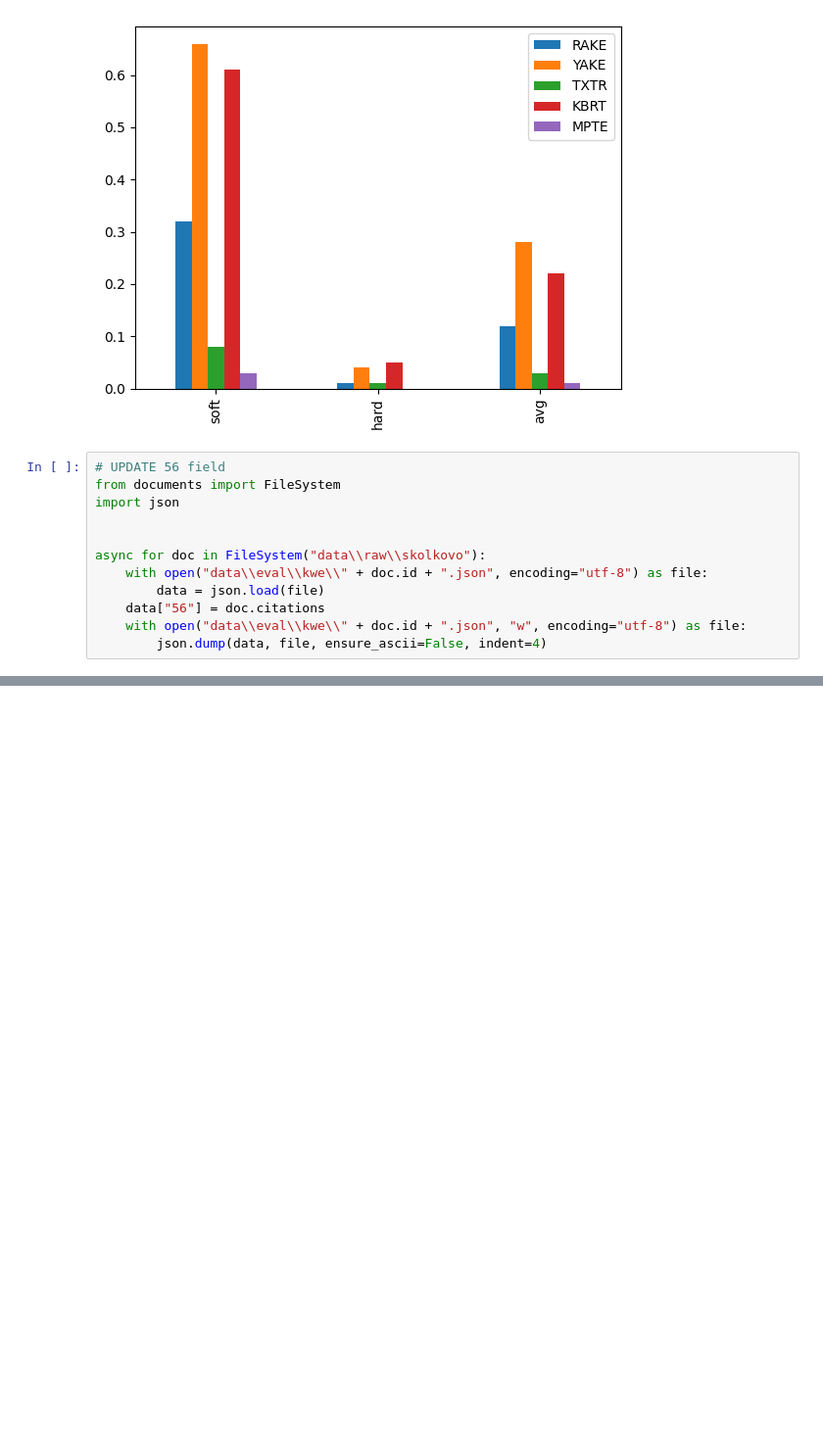
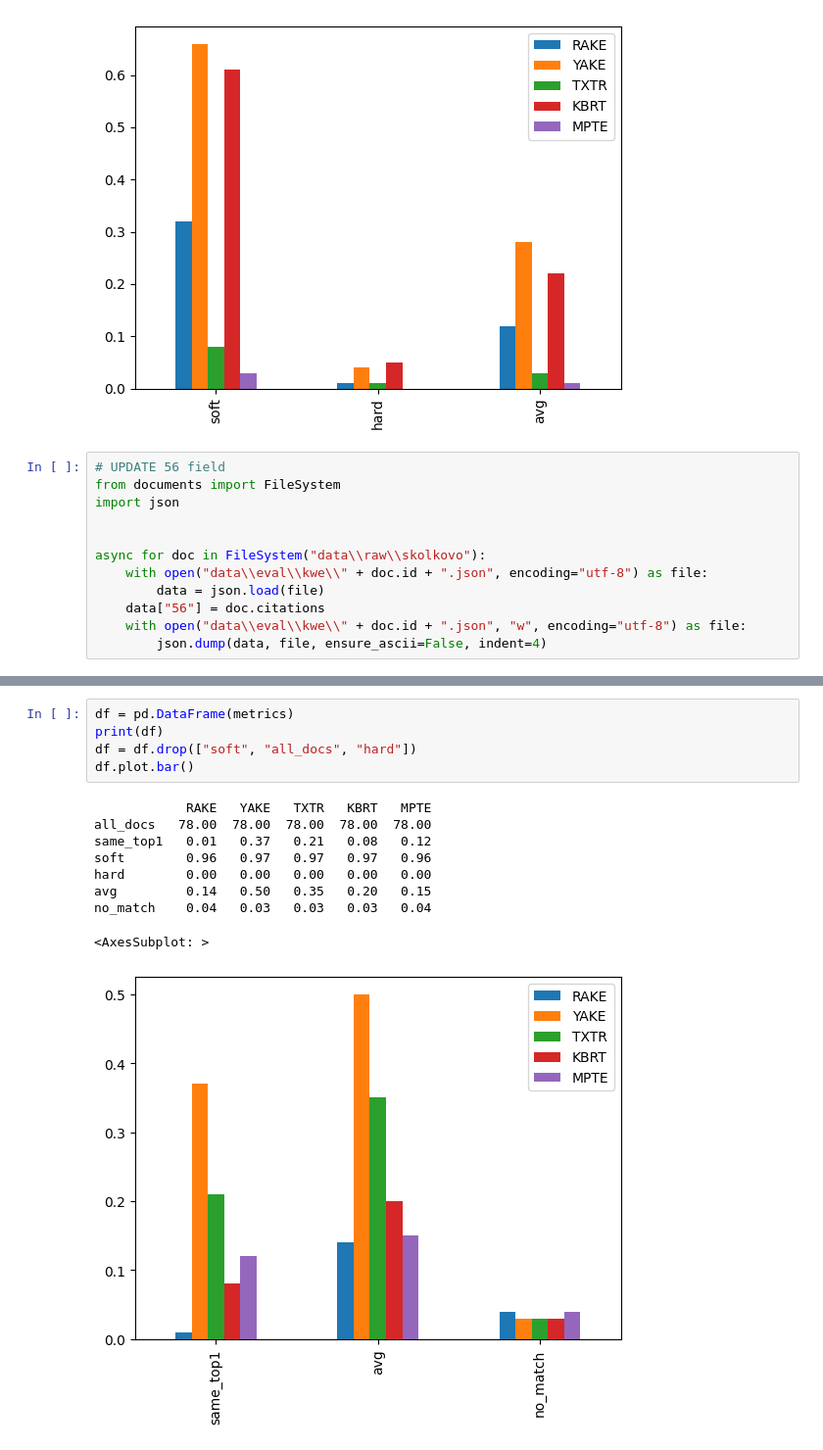
Before and after one commit to Ramnck/term-vector-extraction, a Jupyter notebook: vaildate.ipynb, the cells around one changed output, grey strips where cells are left out. Shown: that part at 98% size. Drawn from its saved outputs; the diff is of its cells as text; blank space fills up the shorter version.

```diff
--- a/vaildate.ipynb
+++ b/vaildate.ipynb
@@ -45,0 +136,15 @@ async for doc in FileSystem("data\\raw\\skolkovo"):
+# %%
+df = pd.DataFrame(metrics)
+print(df)
+df = df.drop(["soft", "all_docs", "hard"])
+df.plot.bar()
+# %% [output]
+            RAKE   YAKE   TXTR   KBRT   MPTE
+all_docs   78.00  78.00  78.00  78.00  78.00
+same_top1   0.01   0.37   0.21   0.08   0.12
+soft        0.96   0.97   0.97   0.97   0.96
+hard        0.00   0.00   0.00   0.00   0.00
+avg         0.14   0.50   0.35   0.20   0.15
+no_match    0.04   0.03   0.03   0.03   0.04
+<AxesSubplot: >
+[figure, added]
```
Also changed, not shown: parts of 1 cell of this notebook, 3 other files.
